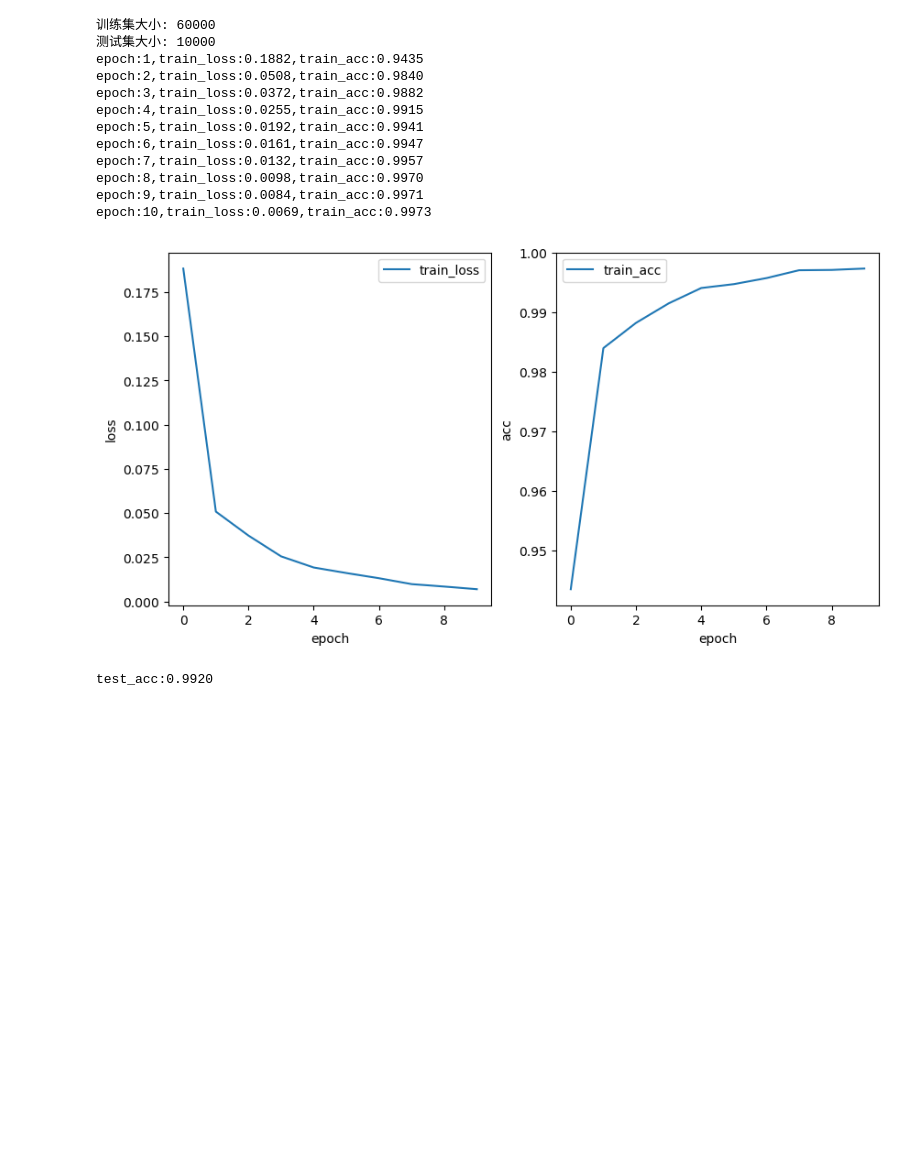
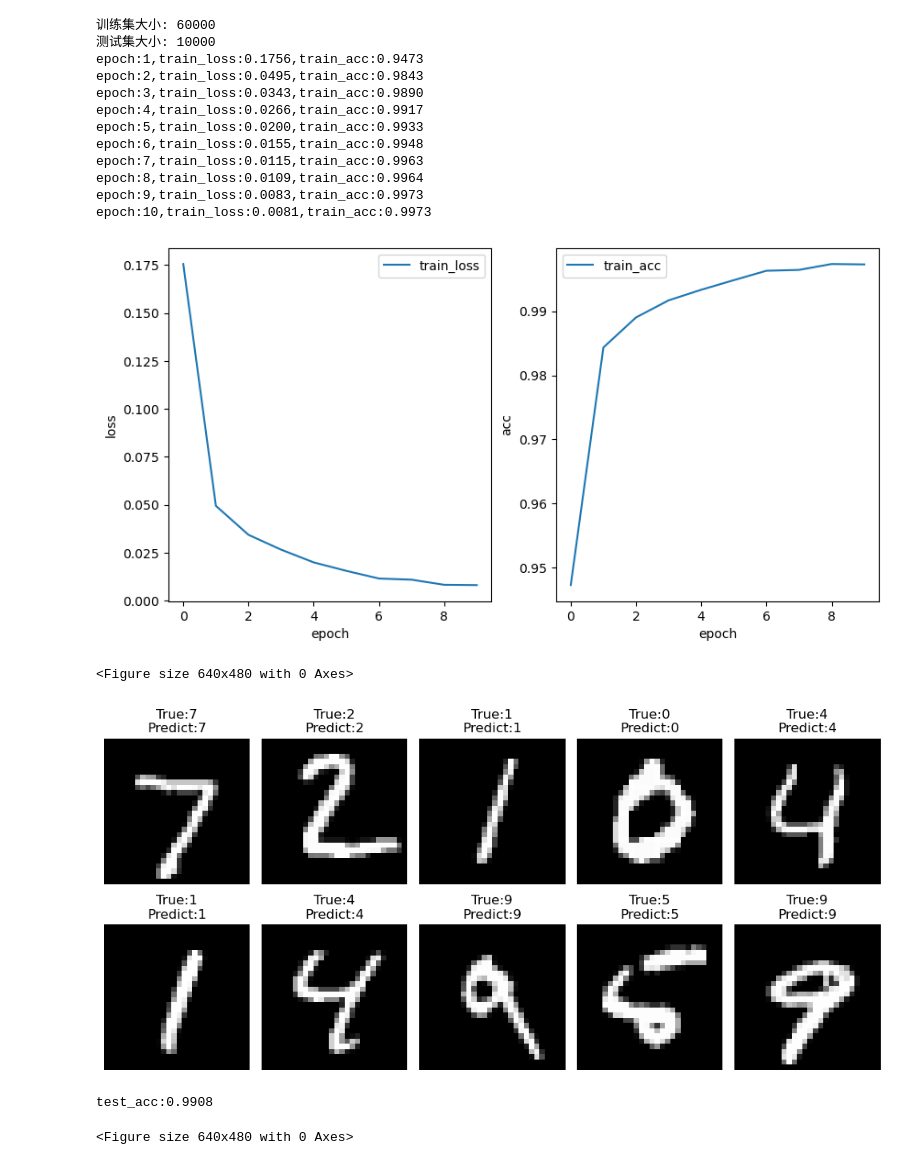
Before and after one commit to ssssswwwwwxxxxxxxwaxaca/MNIST, a Jupyter notebook: code/train.ipynb, the cells around one changed output. Cells and saved outputs as stored; diff of their text form; code cells hidden in the pictures; blank space fills up the shorter version.

```diff
--- a/code/train.ipynb
+++ b/code/train.ipynb
@@ -101,42 +101,61 @@ plt.figure(figsize=(10,5))
 plt.subplot(1,2,1)
 plt.plot(train_loss,label='train_loss')
 plt.xlabel('epoch')
 plt.ylabel('loss')
 plt.legend()
 plt.subplot(1,2,2)
 plt.plot(train_acc,label='train_acc')
 plt.xlabel('epoch')
 plt.ylabel('acc')
 plt.legend()
 plt.show()
+plt.savefig('train.png')
 
 #开始进行测试
 model.eval() #设置为测试模式
+images,labels=next(iter(test_loader))
+images,labels=images.to(device),labels.to(device)
+outputs=model(images)
+_,predicted=torch.max(outputs.data,1)
+plt.figure(figsize=(10,5))
+for i  in range(10):
+    plt.subplot(2,5,i+1)
+    plt.imshow(images[i].cpu().squeeze(),cmap='gray')
+    plt.title(f"True:{labels[i].item()}\nPredict:{predicted[i].item()}")
+    plt.axis('off')
+plt.tight_layout()
+plt.show()
+#save png
+plt.savefig('result_.png')
+
 correct=0
 total=0
 with torch.no_grad():
     for images,labels in test_loader:
         images,labels=images.to(device),labels.to(device)
         outputs=model(images)
         _,predicted=torch.max(outputs.data,1)
         total+=labels.size(0)
         correct+=predicted.eq(labels.data).cpu().sum()
 print('test_acc:{:.4f}'.format(correct/total))
 
 #保存模型
 torch.save(model.state_dict(),'mnist.pth')
 # %% [output]
 训练集大小: 60000
 测试集大小: 10000
-epoch:1,train_loss:0.1882,train_acc:0.9435
-epoch:2,train_loss:0.0508,train_acc:0.9840
-epoch:3,train_loss:0.0372,train_acc:0.9882
-epoch:4,train_loss:0.0255,train_acc:0.9915
-epoch:5,train_loss:0.0192,train_acc:0.9941
-epoch:6,train_loss:0.0161,train_acc:0.9947
-epoch:7,train_loss:0.0132,train_acc:0.9957
-epoch:8,train_loss:0.0098,train_acc:0.9970
-epoch:9,train_loss:0.0084,train_acc:0.9971
-epoch:10,train_loss:0.0069,train_acc:0.9973
+epoch:1,train_loss:0.1756,train_acc:0.9473
+epoch:2,train_loss:0.0495,train_acc:0.9843
+epoch:3,train_loss:0.0343,train_acc:0.9890
+epoch:4,train_loss:0.0266,train_acc:0.9917
+epoch:5,train_loss:0.0200,train_acc:0.9933
+epoch:6,train_loss:0.0155,train_acc:0.9948
+epoch:7,train_loss:0.0115,train_acc:0.9963
+epoch:8,train_loss:0.0109,train_acc:0.9964
+epoch:9,train_loss:0.0083,train_acc:0.9973
+epoch:10,train_loss:0.0081,train_acc:0.9973
-[figure, old version]
+[figure, new version]
-test_acc:0.9920
+<Figure size 640x480 with 0 Axes>
+[figure, added]
+test_acc:0.9908
+<Figure size 640x480 with 0 Axes>
```
